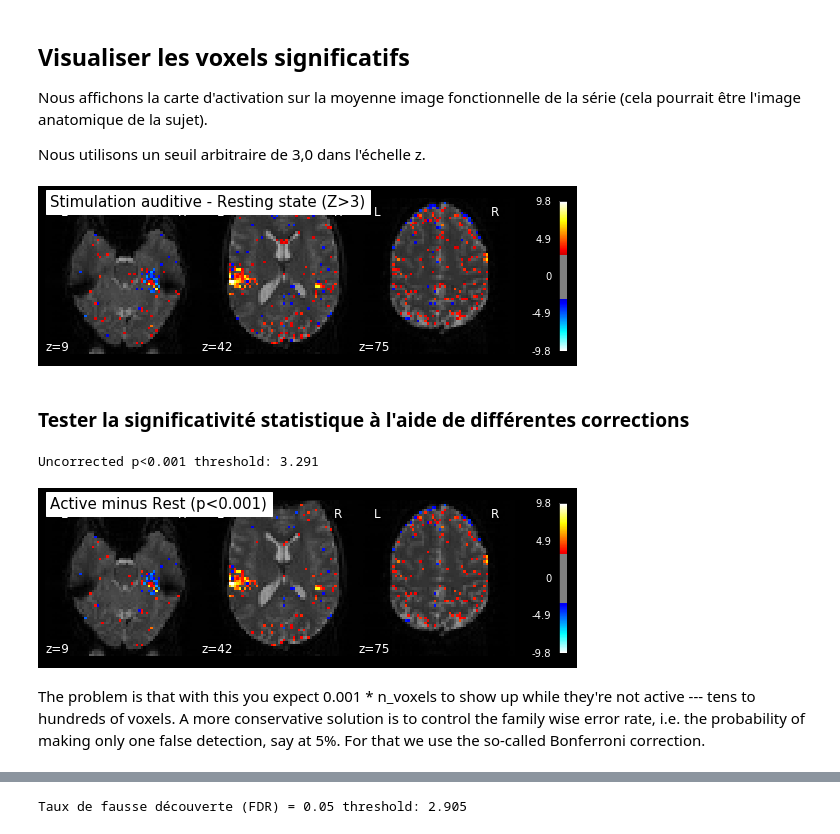
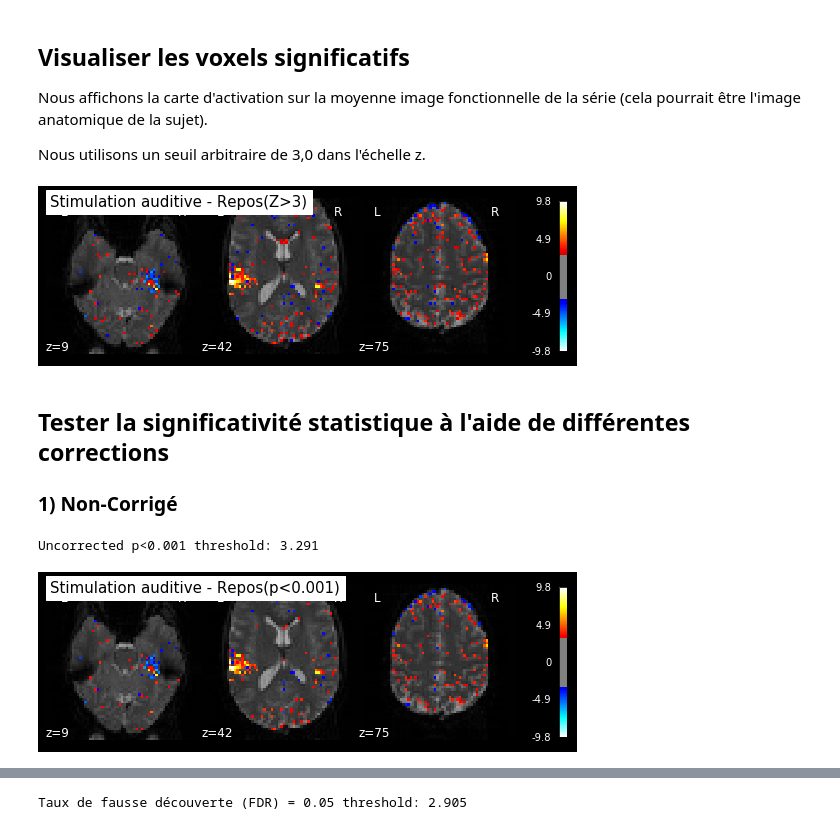
Before and after one commit to PSY3018/cours4_carte_activation, a Jupyter notebook: applications_cours4.ipynb, the cells around one changed output, grey strips where cells are left out. Saved outputs shown, nothing was run; the diff lists cells and outputs as text; code cells hidden in the pictures.

```diff
--- a/applications_cours4.ipynb
+++ b/applications_cours4.ipynb
@@ -236,26 +234,21 @@ Nous utilisons un seuil arbitraire de 3,0 dans l'échelle z.
 # %%
 plot_stat_map(z_map, bg_img=mean_img, threshold=3.0,
               display_mode='z', cut_coords=3, black_bg=True,
-              title='Stimulation auditive - Resting state (Z>3)')
+              title='Stimulation auditive - Repos(Z>3)')
 plt.show()
 # %% [output]
-[figure, old version]
+[figure, new version]
 # %% [markdown]
-### Tester la significativité statistique à l'aide de différentes corrections
+## Tester la significativité statistique à l'aide de différentes corrections
+### 1) Non-Corrigé
 # %%
 from nistats.thresholding import map_threshold
 _, threshold = map_threshold(z_map, alpha=.001, height_control='fpr')
 print('Uncorrected p<0.001 threshold: %.3f' % threshold)
 plot_stat_map(z_map, bg_img=mean_img, threshold=threshold,
               display_mode='z', cut_coords=3, black_bg=True,
-              title='Active minus Rest (p<0.001)')
+              title='Stimulation auditive - Repos(p<0.001)')
 plt.show()
 # %% [output]
 Uncorrected p<0.001 threshold: 3.291
-[figure, old version]
+[figure, new version]
-# %% [markdown]
-The problem is that with this you expect 0.001 * n_voxels to show up
-while they're not active --- tens to hundreds of voxels. A more
-conservative solution is to control the family wise error rate,
-i.e. the probability of making only one false detection, say at
-5%. For that we use the so-called Bonferroni correction.
```
Also changed, not shown: parts of 13 cells of this notebook.
